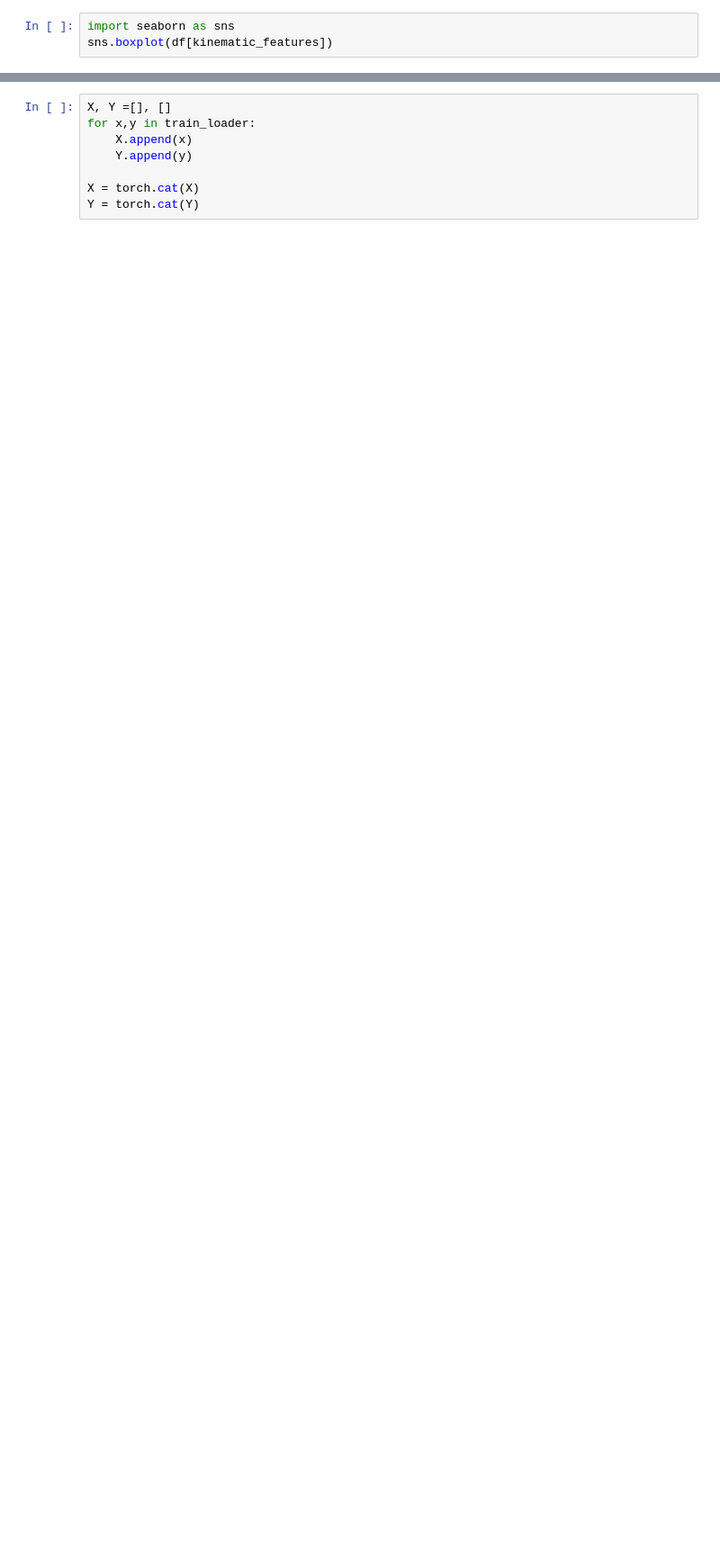
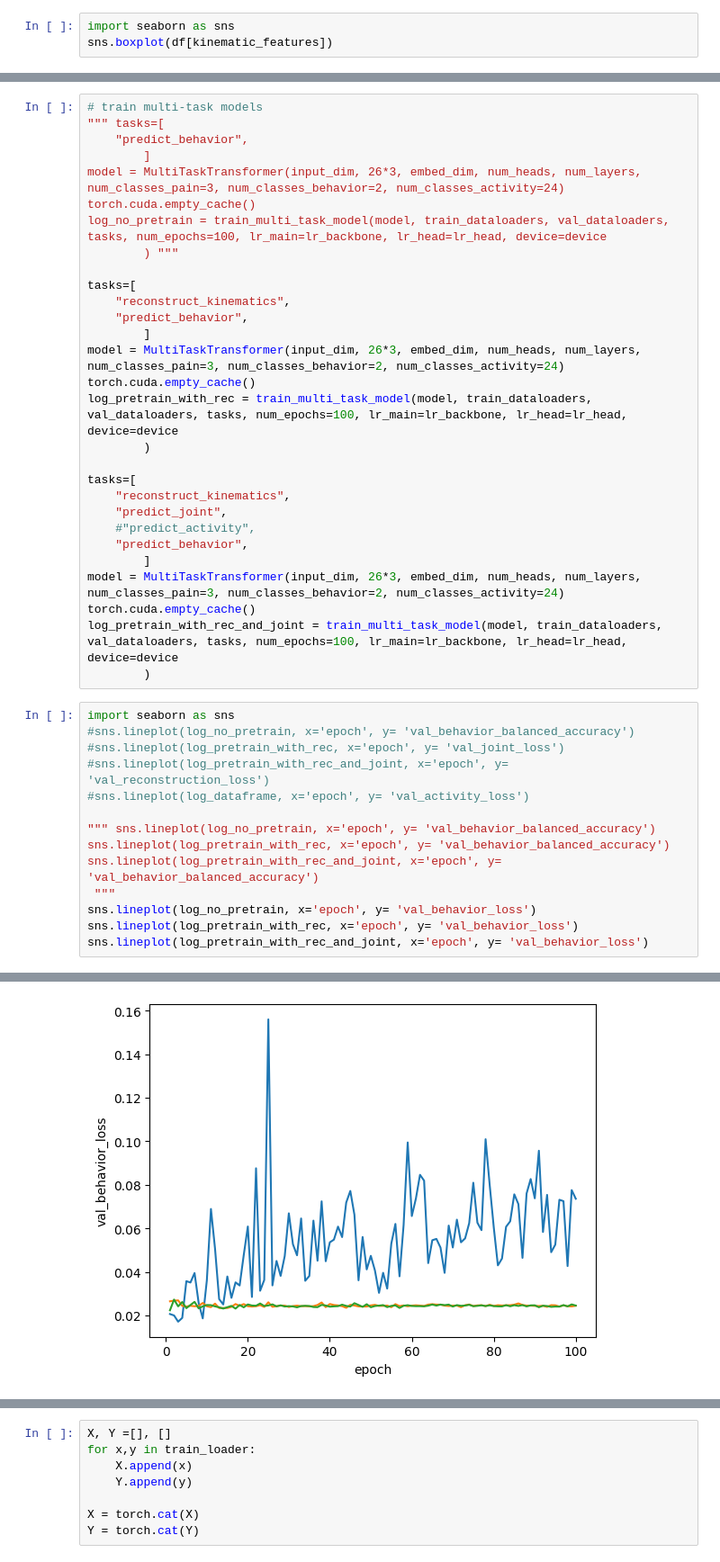
Before and after one commit to straybird16/PainAssessment, a Jupyter notebook: train.ipynb, the cells around one changed output, grey strips where cells are left out. Shown: that part at 90% size. Saved outputs shown, nothing was run; the diff lists cells and outputs as text; blank space fills up the shorter version.

```diff
--- a/train.ipynb
+++ b/train.ipynb
@@ -176,0 +239,44 @@ val_loader = DataLoader(TensorDataset(test_features, test_targets), batch_size=b
+# %%
+# train multi-task models
+""" tasks=[
+    "predict_behavior",
+        ]
+model = MultiTaskTransformer(input_dim, 26*3, embed_dim, num_heads, num_layers, num_classes_pain=3, num_classes_behavior=2, num_classes_activity=24)
+torch.cuda.empty_cache()
+log_no_pretrain = train_multi_task_model(model, train_dataloaders, val_dataloaders, tasks, num_epochs=100, lr_main=lr_backbone, lr_head=lr_head, device=device
+        ) """
+
+tasks=[
+    "reconstruct_kinematics",
+    "predict_behavior",
+        ]
+model = MultiTaskTransformer(input_dim, 26*3, embed_dim, num_heads, num_layers, num_classes_pain=3, num_classes_behavior=2, num_classes_activity=24)
+torch.cuda.empty_cache()
+log_pretrain_with_rec = train_multi_task_model(model, train_dataloaders, val_dataloaders, tasks, num_epochs=100, lr_main=lr_backbone, lr_head=lr_head, device=device
+        )
+
+tasks=[
+    "reconstruct_kinematics",
+    "predict_joint",
+    #"predict_activity",
+    "predict_behavior",
+        ]
+model = MultiTaskTransformer(input_dim, 26*3, embed_dim, num_heads, num_layers, num_classes_pain=3, num_classes_behavior=2, num_classes_activity=24)
+torch.cuda.empty_cache()
+log_pretrain_with_rec_and_joint = train_multi_task_model(model, train_dataloaders, val_dataloaders, tasks, num_epochs=100, lr_main=lr_backbone, lr_head=lr_head, device=device
+        )
+# %%
+import seaborn as sns
+#sns.lineplot(log_no_pretrain, x='epoch', y= 'val_behavior_balanced_accuracy')
+#sns.lineplot(log_pretrain_with_rec, x='epoch', y= 'val_joint_loss')
+#sns.lineplot(log_pretrain_with_rec_and_joint, x='epoch', y= 'val_reconstruction_loss')
+#sns.lineplot(log_dataframe, x='epoch', y= 'val_activity_loss')
+
+""" sns.lineplot(log_no_pretrain, x='epoch', y= 'val_behavior_balanced_accuracy')
+sns.lineplot(log_pretrain_with_rec, x='epoch', y= 'val_behavior_balanced_accuracy')
+sns.lineplot(log_pretrain_with_rec_and_joint, x='epoch', y= 'val_behavior_balanced_accuracy')
+ """
+sns.lineplot(log_no_pretrain, x='epoch', y= 'val_behavior_loss')
+sns.lineplot(log_pretrain_with_rec, x='epoch', y= 'val_behavior_loss')
+sns.lineplot(log_pretrain_with_rec_and_joint, x='epoch', y= 'val_behavior_loss')
+# %% [output]
@@ -176,0 +284 @@ val_loader = DataLoader(TensorDataset(test_features, test_targets), batch_size=b
+[figure, added]
```
Also changed, not shown: parts of 22 cells of this notebook, 7 other files.
